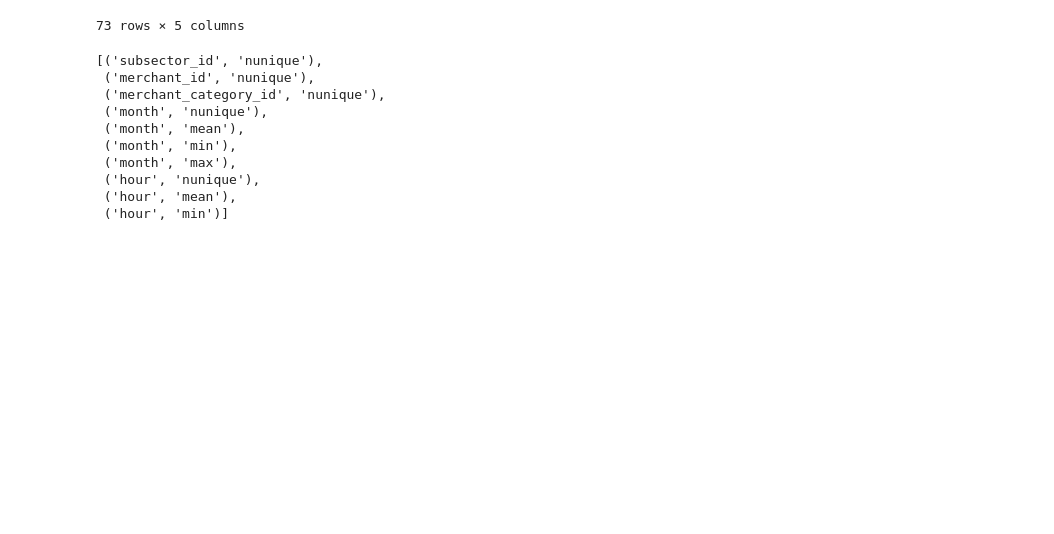
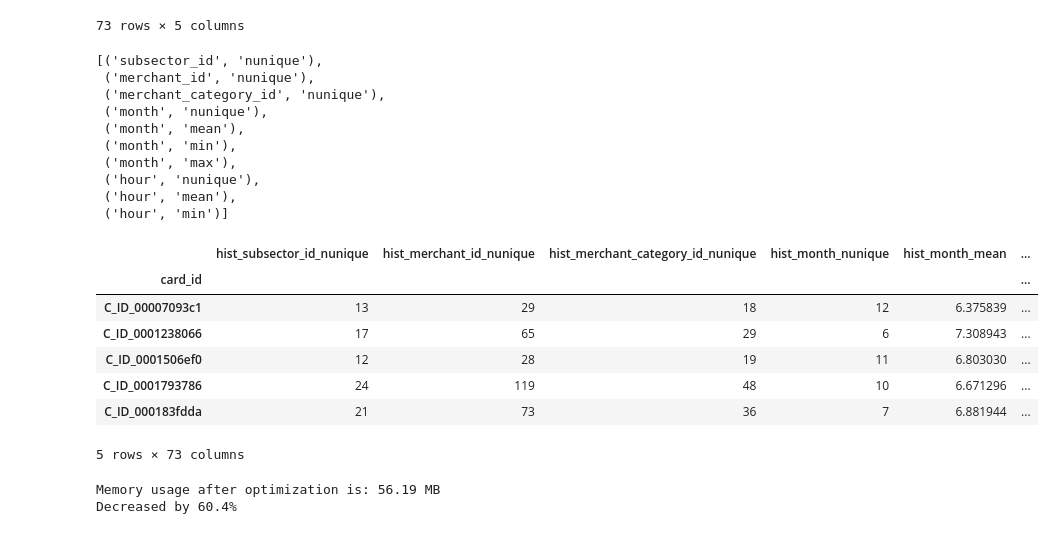
Before and after one commit to ionahu08/EloMerchantCategoryRecommendation, a Jupyter notebook: Competition/Project01.ipynb, the cells around one changed output. Saved outputs shown, nothing was run; the diff lists cells and outputs as text; code cells hidden in the pictures; blank space fills up the shorter version.

```diff
--- a/Competition/Project01.ipynb
+++ b/Competition/Project01.ipynb
@@ -378,4 +378,25 @@ hist_df.columns.tolist()[:10]
 # %%
 # change column name
 hist_df.columns = pd.Index([e[0] + "_" + e[1] for e in hist_df.columns.tolist()])
 hist_df.columns = ['hist_'+ c for c in hist_df.columns]
+hist_df.head()
+# %% [output]
+|  | hist_subsector_id_nunique | hist_merchant_id_nunique | hist_merchant_category_id_nunique | hist_month_nunique | hist_month_mean | ... |
+| card_id |  |  |  |  |  | ... |
+| C_ID_00007093c1 | 13 | 29 | 18 | 12 | 6.375839 | ... |
+| C_ID_0001238066 | 17 | 65 | 29 | 6 | 7.308943 | ... |
+| C_ID_0001506ef0 | 12 | 28 | 19 | 11 | 6.803030 | ... |
+| C_ID_0001793786 | 24 | 119 | 48 | 10 | 6.671296 | ... |
+| C_ID_000183fdda | 21 | 73 | 36 | 7 | 6.881944 | ... |
+5 rows × 73 columns
+# %%
+hist_df['hist_purchase_date_diff'] = (hist_df['hist_purchase_date_max']-hist_df['hist_purchase_date_min']).dt.days
+hist_df['hist_purchase_date_average'] = hist_df['hist_purchase_date_diff']/hist_df['hist_card_id_size']
+hist_df['hist_purchase_date_uptonow'] = (datetime.datetime.today()-hist_df['hist_purchase_date_max']).dt.days
+hist_df['hist_purchase_date_uptomin'] = (datetime.datetime.today()-hist_df['hist_purchase_date_min']).dt.days
+
+# reduce memory usage
+hist_df = reduce_mem_usage(hist_df)
+# %% [output]
+Memory usage after optimization is: 56.19 MB
+Decreased by 60.4%
```
Also changed, not shown: parts of 1 cell of this notebook.
